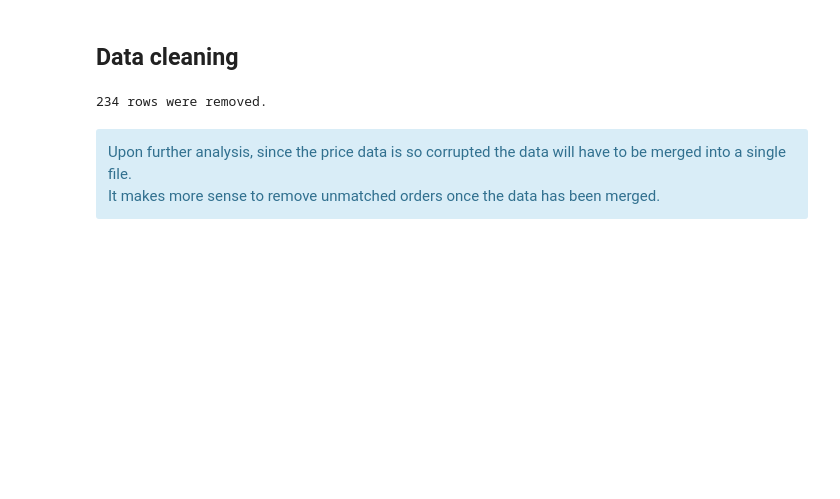
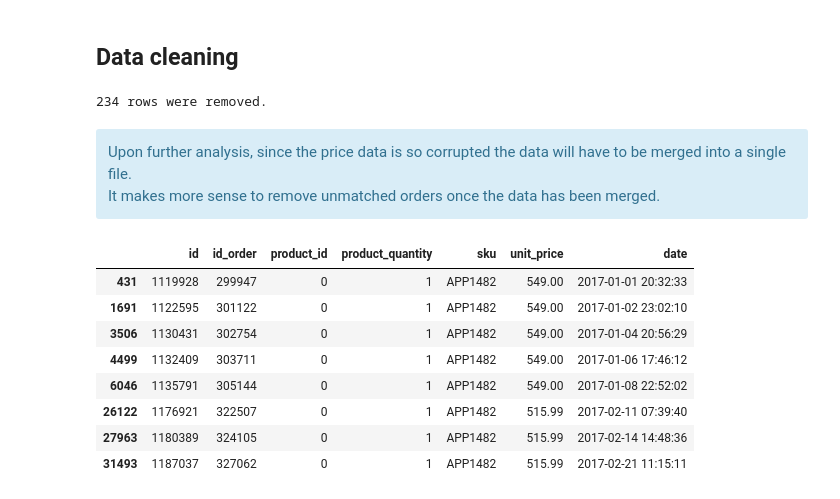
Before and after one commit to Donal-Flanagan/Eniac_discount_analysis, a Jupyter notebook: notebooks/1 - initial_imports_and_data_cleaning/explore_orderlines.ipynb, the cells around one changed output. Drawn from its saved outputs; the diff is of its cells as text; code cells hidden in the pictures; blank space fills up the shorter version.

Commit message:
Checked unit_price variation over time

```diff
--- a/notebooks/1 - initial_imports_and_data_cleaning/explore_orderlines.ipynb
+++ b/notebooks/1 - initial_imports_and_data_cleaning/explore_orderlines.ipynb
@@ -189,7 +170,7 @@ Name: num_decimals, dtype: float64
     We will then compare the values to those in products and orders to deduce the correct position for the decimal point.
 </div>
 # %%
-orders = pd.read_csv('../data/orders.csv')
+orders = pd.read_csv('../../data/orders.csv')
 orders[orders['order_id']==299544]
 # %% [output]
 |  | order_id | created_date | total_paid | state |
@@ -266,3 +247,15 @@ print(f"{orderlines.shape[0] - orderlines_clean.shape[0]} rows were removed.")
     <br>
     It makes more sense to remove unmatched orders once the data has been merged.
 </div>
+# %%
+orderlines_clean[orderlines_clean.sku=="APP1482"]
+# %% [output]
+|  | id | id_order | product_id | product_quantity | sku | unit_price | date |
+| 431 | 1119928 | 299947 | 0 | 1 | APP1482 | 549.00 | 2017-01-01 20:32:33 |
+| 1691 | 1122595 | 301122 | 0 | 1 | APP1482 | 549.00 | 2017-01-02 23:02:10 |
+| 3506 | 1130431 | 302754 | 0 | 1 | APP1482 | 549.00 | 2017-01-04 20:56:29 |
+| 4499 | 1132409 | 303711 | 0 | 1 | APP1482 | 549.00 | 2017-01-06 17:46:12 |
+| 6046 | 1135791 | 305144 | 0 | 1 | APP1482 | 549.00 | 2017-01-08 22:52:02 |
+| 26122 | 1176921 | 322507 | 0 | 1 | APP1482 | 515.99 | 2017-02-11 07:39:40 |
+| 27963 | 1180389 | 324105 | 0 | 1 | APP1482 | 515.99 | 2017-02-14 14:48:36 |
+| 31493 | 1187037 | 327062 | 0 | 1 | APP1482 | 515.99 | 2017-02-21 11:15:11 |
```
Also changed, not shown: parts of 4 cells of this notebook.
